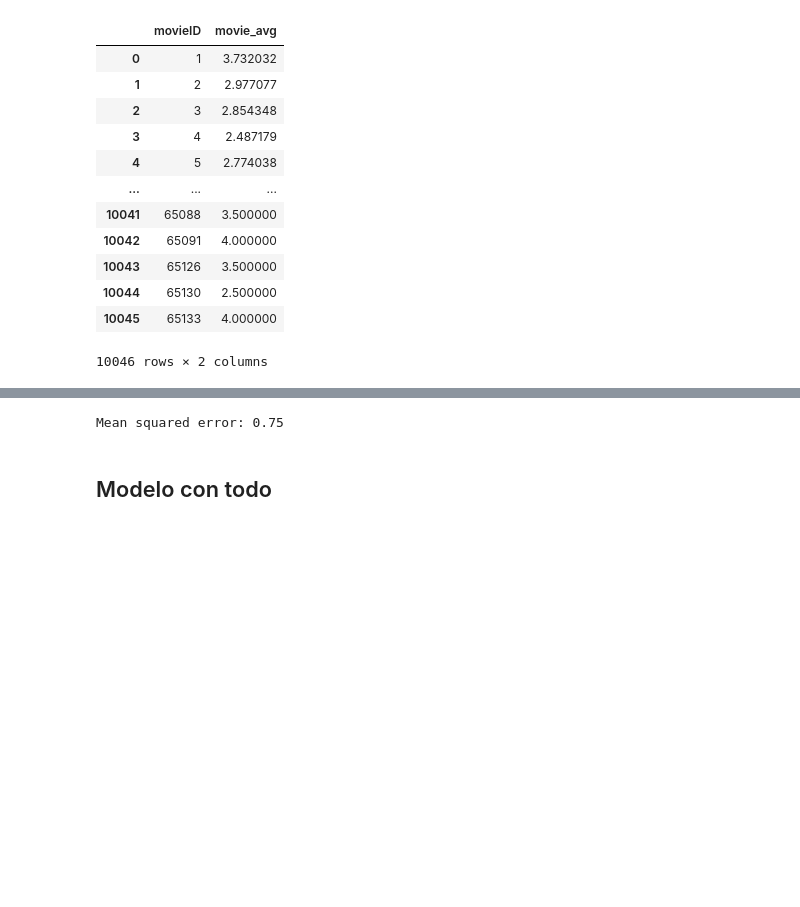
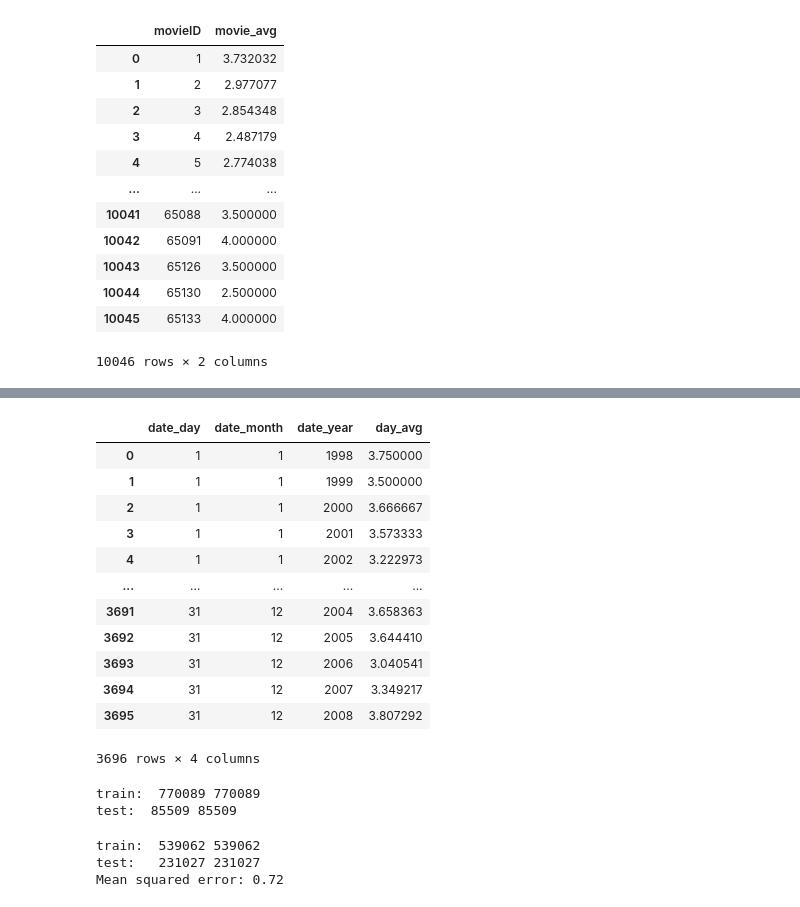
Before and after one commit to naio83/SistemasDeRecomendacion, a Jupyter notebook: practica_clase3/prediccion_2.ipynb, the cells around one changed output, grey strips where cells are left out. Drawn from its saved outputs; the diff is of its cells as text; code cells hidden in the pictures; blank space fills up the shorter version.

```diff
--- a/practica_clase3/prediccion_2.ipynb
+++ b/practica_clase3/prediccion_2.ipynb
@@ -218,0 +276,19 @@ test:   231027 231027
+# %%
+month_avg = pd.DataFrame()
+month_avg = df_ratings_avg.groupby(["date_day","date_month", "date_year"])["rating"].mean().reset_index()
+month_avg.columns=[ "date_day","date_month", "date_year", "day_avg"]
+month_avg
+# %% [output]
+|  | date_day | date_month | date_year | day_avg |
+| 0 | 1 | 1 | 1998 | 3.750000 |
+| 1 | 1 | 1 | 1999 | 3.500000 |
+| 2 | 1 | 1 | 2000 | 3.666667 |
+| 3 | 1 | 1 | 2001 | 3.573333 |
+| 4 | 1 | 1 | 2002 | 3.222973 |
+| ... | ... | ... | ... | ... |
+| 3691 | 31 | 12 | 2004 | 3.658363 |
+| 3692 | 31 | 12 | 2005 | 3.644410 |
+| 3693 | 31 | 12 | 2006 | 3.040541 |
+| 3694 | 31 | 12 | 2007 | 3.349217 |
+| 3695 | 31 | 12 | 2008 | 3.807292 |
+3696 rows × 4 columns
@@ -219,13 +300,25 @@ test:   231027 231027
+# %%
+print("train: ",len(df_ratings_avg),len(df_ratings_avg_month))
+print("test: ",len(df_ratings_test_avg),len(df_ratings_test_avg_month))
+# %% [output]
+train:  770089 770089
+test:  85509 85509
 # %%
-# Creo regresion lineal
-model = LinearRegression()
-# Entreno el modelo usando el conjunto de TRAIN
-model.fit(X_train, y_train)
-# Hago predicciones usando el TEST
-prediction = model.predict(X_test)
-#ECM
-print('Mean squared error: %.2f' % mean_squared_error(y_test, prediction))
+    df_train = df_ratings_avg_month
+    full_x = df_train.drop(['rating', 'ID'], axis=1)
+    full_y = df_train[['rating']]
+    X_train, X_test, y_train, y_test = train_test_split(full_x, full_y, test_size=0.3, random_state=0)
+    print("train: ",len(X_train),len(y_train))
+    print("test:  ",len(X_test),len(y_test))
+    # Creo regresion lineal
+    model_avg2 = LinearRegression()
+    # Entreno el modelo usando el conjunto de TRAIN
+    model_avg2.fit(X_train, y_train)
+    # Hago predicciones usando el TEST
+    prediction_avg2 = model_avg2.predict(X_test)
+    #ECM
+    print('Mean squared error: %.2f' % mean_squared_error(y_test, prediction_avg2))
 # %% [output]
-Mean squared error: 0.75
+train:  539062 539062
+test:   231027 231027
+Mean squared error: 0.72
-# %% [markdown]
-## Modelo con todo
```
Also changed, not shown: parts of 22 cells of this notebook, 1 other file.
